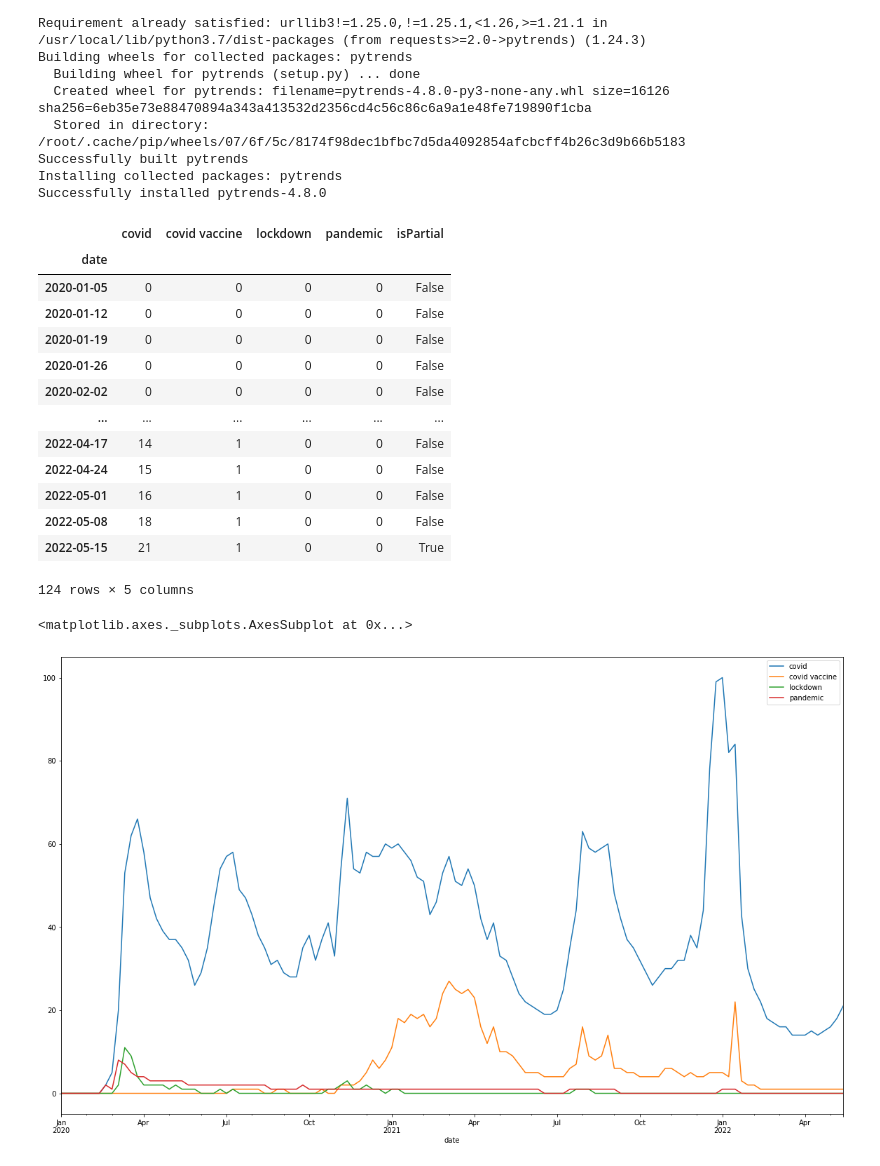
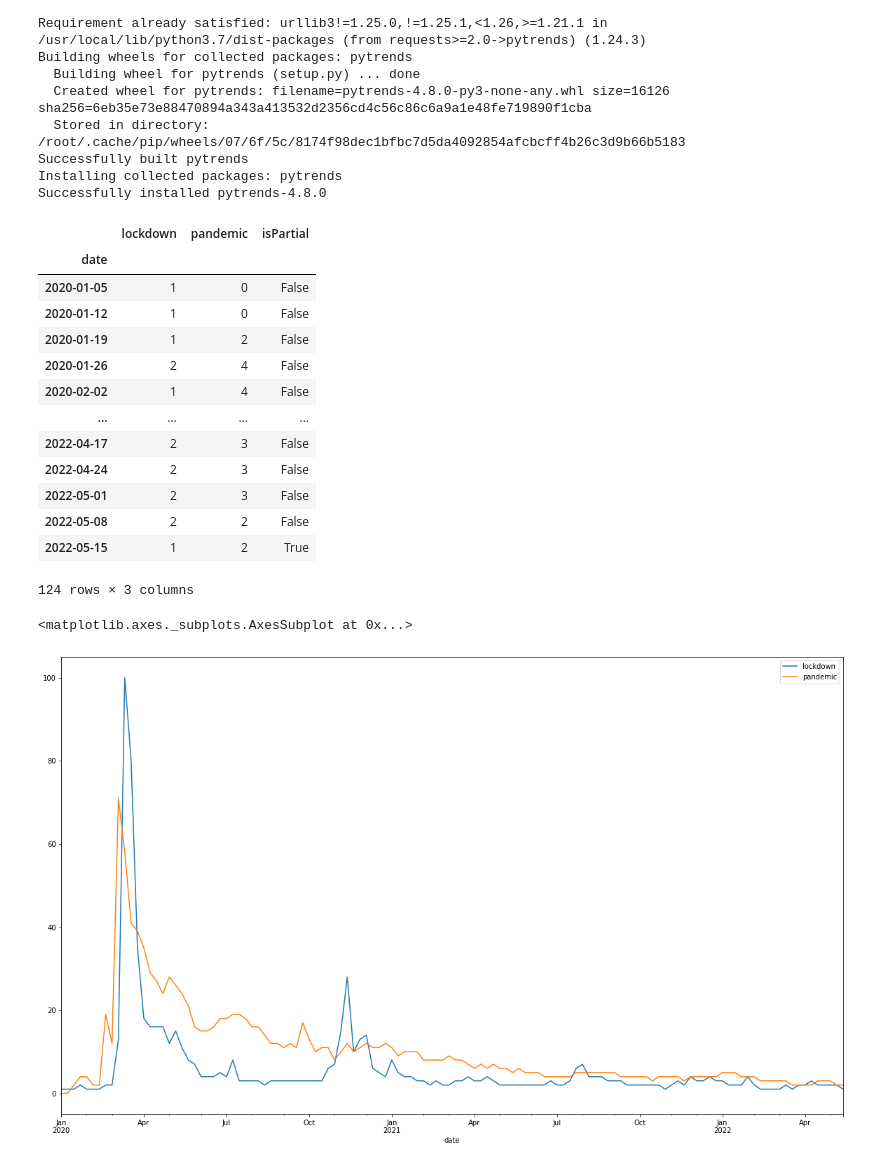
Before and after one commit to davidgoins236/public, a Jupyter notebook: Query_Google_Trends.ipynb, the cells around one changed output. Saved outputs shown, nothing was run; the diff lists cells and outputs as text; code cells hidden in the pictures.

```diff
--- a/Query_Google_Trends.ipynb
+++ b/Query_Google_Trends.ipynb
@@ -34,28 +34,28 @@ from pytrends.request import TrendReq
 pytrends = TrendReq(hl='en-US', tz=360)
 
 #create keyword list
-kw_list = ["covid","covid vaccine","lockdown","pandemic"]
+kw_list = ["lockdown","pandemic"]
 pytrends.build_payload(kw_list, cat=0, timeframe='2020-01-01 2022-05-20', geo='US', gprop='')
-gt_o3_ytd1 = pytrends.interest_over_time()
-gt_o3_ytd1
+df = pytrends.interest_over_time()
+df
 # %% [output]
-|  | covid | covid vaccine | lockdown | pandemic | isPartial |
-| date |  |  |  |  |  |
-| 2020-01-05 | 0 | 0 | 0 | 0 | False |
-| 2020-01-12 | 0 | 0 | 0 | 0 | False |
-| 2020-01-19 | 0 | 0 | 0 | 0 | False |
-| 2020-01-26 | 0 | 0 | 0 | 0 | False |
-| 2020-02-02 | 0 | 0 | 0 | 0 | False |
-| ... | ... | ... | ... | ... | ... |
-| 2022-04-17 | 14 | 1 | 0 | 0 | False |
-| 2022-04-24 | 15 | 1 | 0 | 0 | False |
-| 2022-05-01 | 16 | 1 | 0 | 0 | False |
-| 2022-05-08 | 18 | 1 | 0 | 0 | False |
-| 2022-05-15 | 21 | 1 | 0 | 0 | True |
+|  | lockdown | pandemic | isPartial |
+| date |  |  |  |
+| 2020-01-05 | 1 | 0 | False |
+| 2020-01-12 | 1 | 0 | False |
+| 2020-01-19 | 1 | 2 | False |
+| 2020-01-26 | 2 | 4 | False |
+| 2020-02-02 | 1 | 4 | False |
+| ... | ... | ... | ... |
+| 2022-04-17 | 2 | 3 | False |
+| 2022-04-24 | 2 | 3 | False |
+| 2022-05-01 | 2 | 3 | False |
+| 2022-05-08 | 2 | 2 | False |
+| 2022-05-15 | 1 | 2 | True |
-124 rows × 5 columns
+124 rows × 3 columns
 # %%
 #plot a timeseries
-gt_o3_ytd1.plot(figsize=(20,12))
+df.plot(figsize=(20,12))
 # %% [output]
 <matplotlib.axes._subplots.AxesSubplot at 0x...>
-[figure, old version]
+[figure, new version]
```
